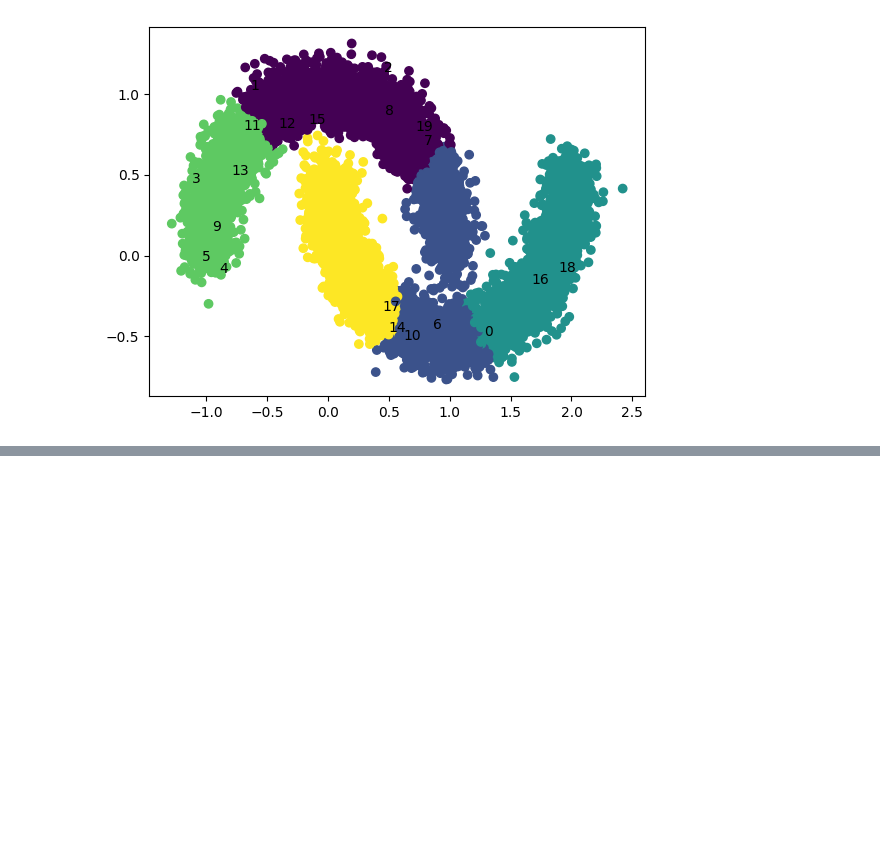
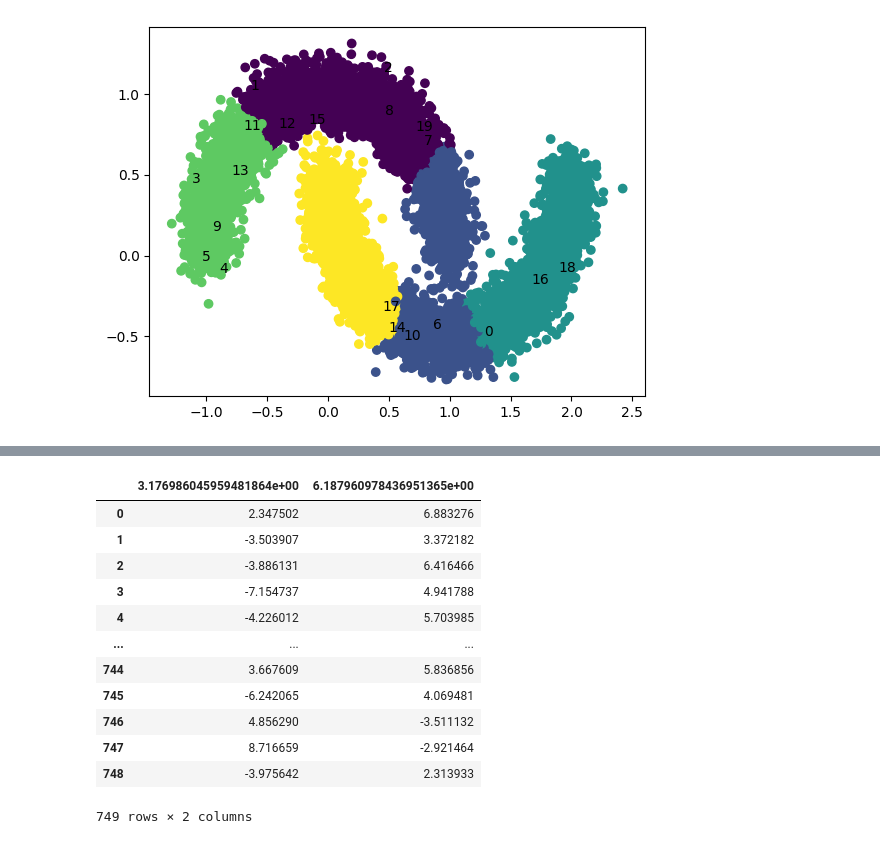
Before and after one commit to dustyshaw/machine-learning, a Jupyter notebook: notes/day18_hierarchical_clust.ipynb, the cells around one changed output, grey strips where cells are left out. Saved outputs shown, nothing was run; the diff lists cells and outputs as text; code cells hidden in the pictures; blank space fills up the shorter version.

```diff
--- a/notes/day18_hierarchical_clust.ipynb
+++ b/notes/day18_hierarchical_clust.ipynb
@@ -97,0 +118,16 @@ for i,txt in enumerate(range(20)):
+# %%
+data
+# %% [output]
+|  | 3.176986045959481864e+00 | 6.187960978436951365e+00 |
+| 0 | 2.347502 | 6.883276 |
+| 1 | -3.503907 | 3.372182 |
+| 2 | -3.886131 | 6.416466 |
+| 3 | -7.154737 | 4.941788 |
+| 4 | -4.226012 | 5.703985 |
+| ... | ... | ... |
+| 744 | 3.667609 | 5.836856 |
+| 745 | -6.242065 | 4.069481 |
+| 746 | 4.856290 | -3.511132 |
+| 747 | 8.716659 | -2.921464 |
+| 748 | -3.975642 | 2.313933 |
+749 rows × 2 columns
```
Also changed, not shown: parts of 3 cells of this notebook, 2 other files.
